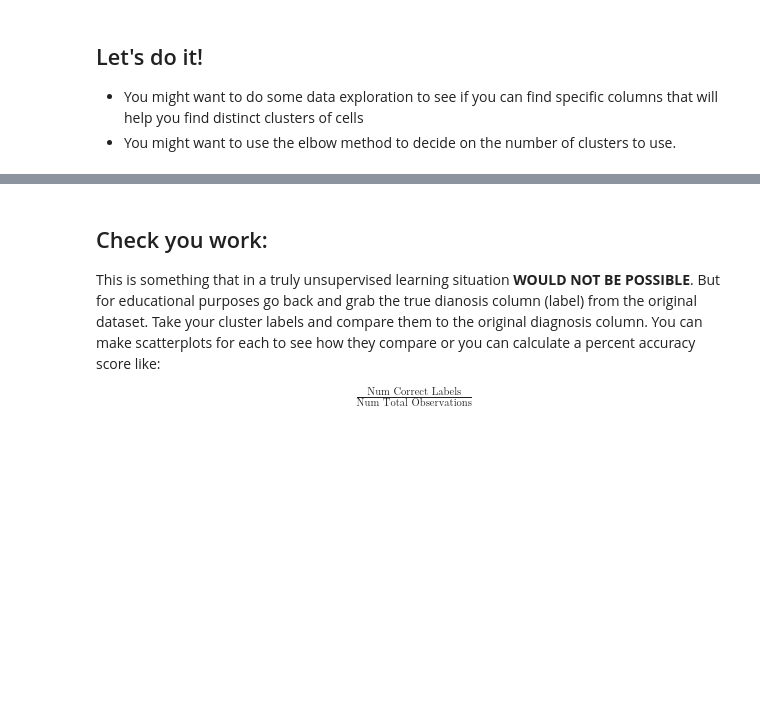
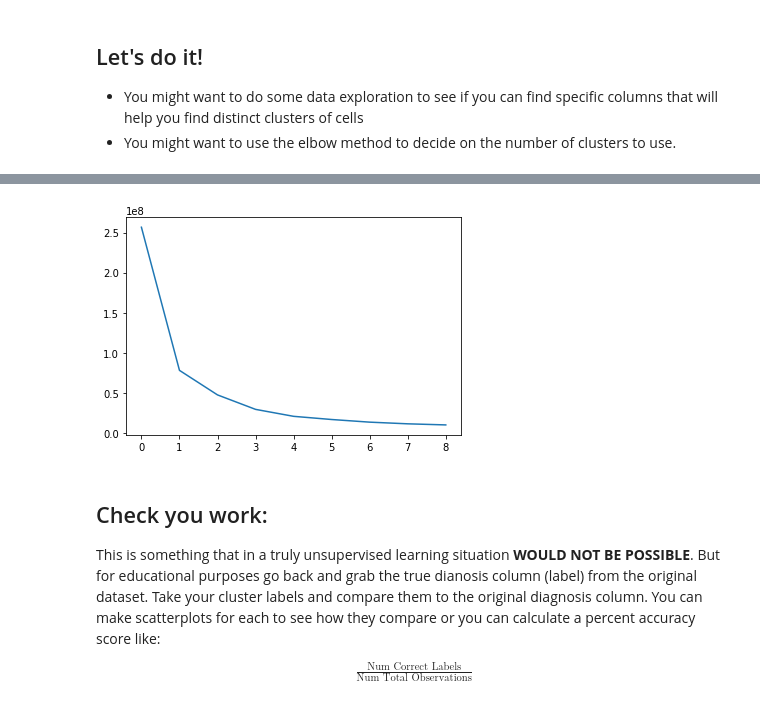
Before and after one commit to Bhavani-Rajan/DS-Unit-1-Sprint-4-Linear-Algebra, a Jupyter notebook: module4-clustering/Cell_Clustering_Assignment.ipynb, the cells around one changed output, grey strips where cells are left out. Cells and saved outputs as stored; diff of their text form; code cells hidden in the pictures; blank space fills up the shorter version.

```diff
--- a/module4-clustering/Cell_Clustering_Assignment.ipynb
+++ b/module4-clustering/Cell_Clustering_Assignment.ipynb
@@ -53,0 +137,17 @@ df.head()
+# %%
+# Standardize data using Standard Scaler
+scaler = StandardScaler()
+Z = scaler.fit_transform(df_copy.values)
+
+# PCA, but only retaining the first two principal components
+pca = PCA(2)
+pca.fit(Z)
+transformed_data = pca.transform(Z)
+
+# This does the same thing as above
+transformed_data = pca.fit_transform(Z)
+
+kmeans = KMeans(2)
+kmeans.fit(transformed_data)
+print(kmeans.labels_)
+print(kmeans.inertia_)
@@ -54,3 +172,13 @@ df.head()
+# %%
+sum_of_squared_residuals = []
+for k in range(1,10):
+  kmeans = KMeans(k)
+  kmeans.fit(X)
+  sum_of_squared_residuals.append(kmeans.inertia_)
+
+plt.plot(sum_of_squared_residuals);
+# %% [output]
+[figure, added]
 # %% [markdown]
 ## Check you work:
 
```
Also changed, not shown: parts of 16 cells of this notebook.
